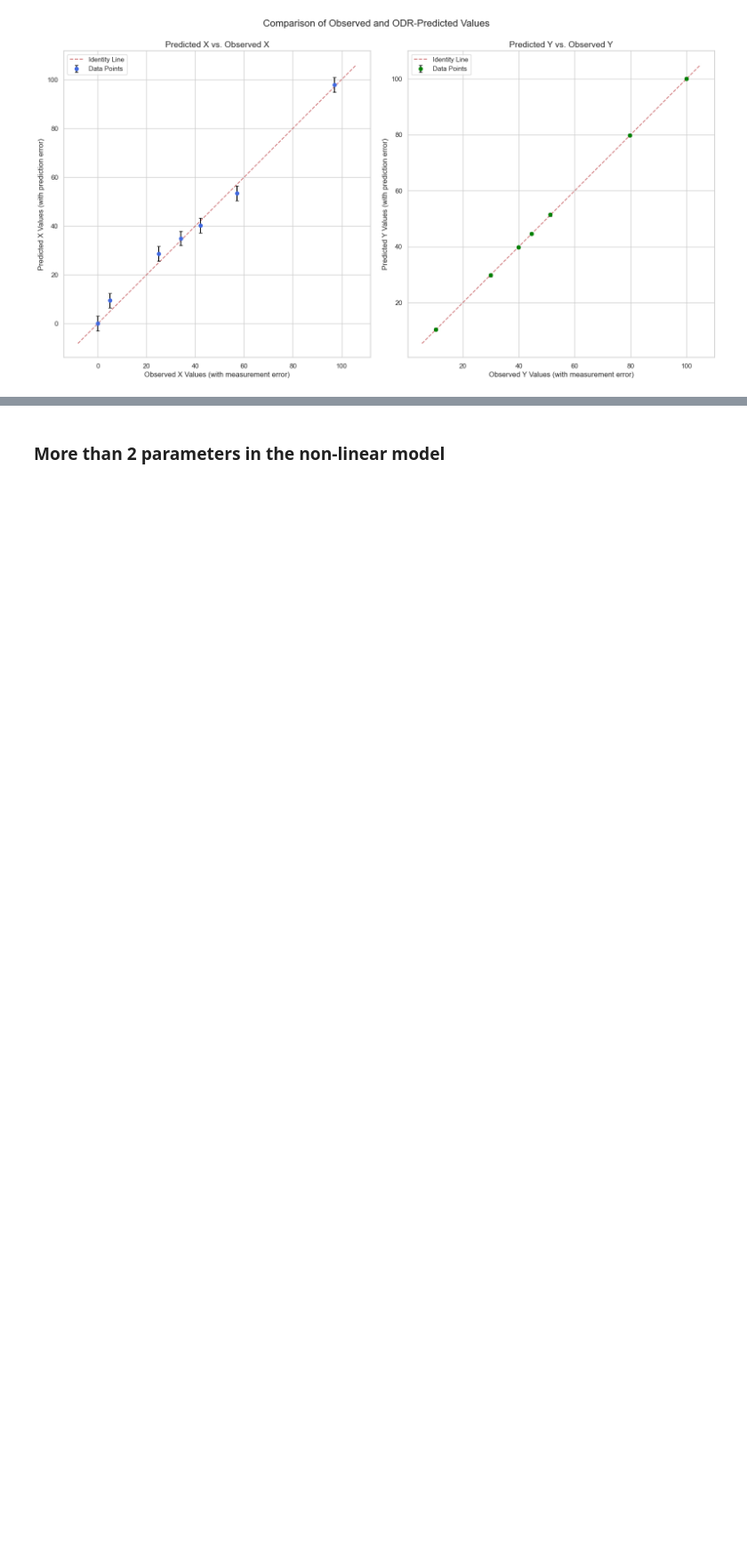
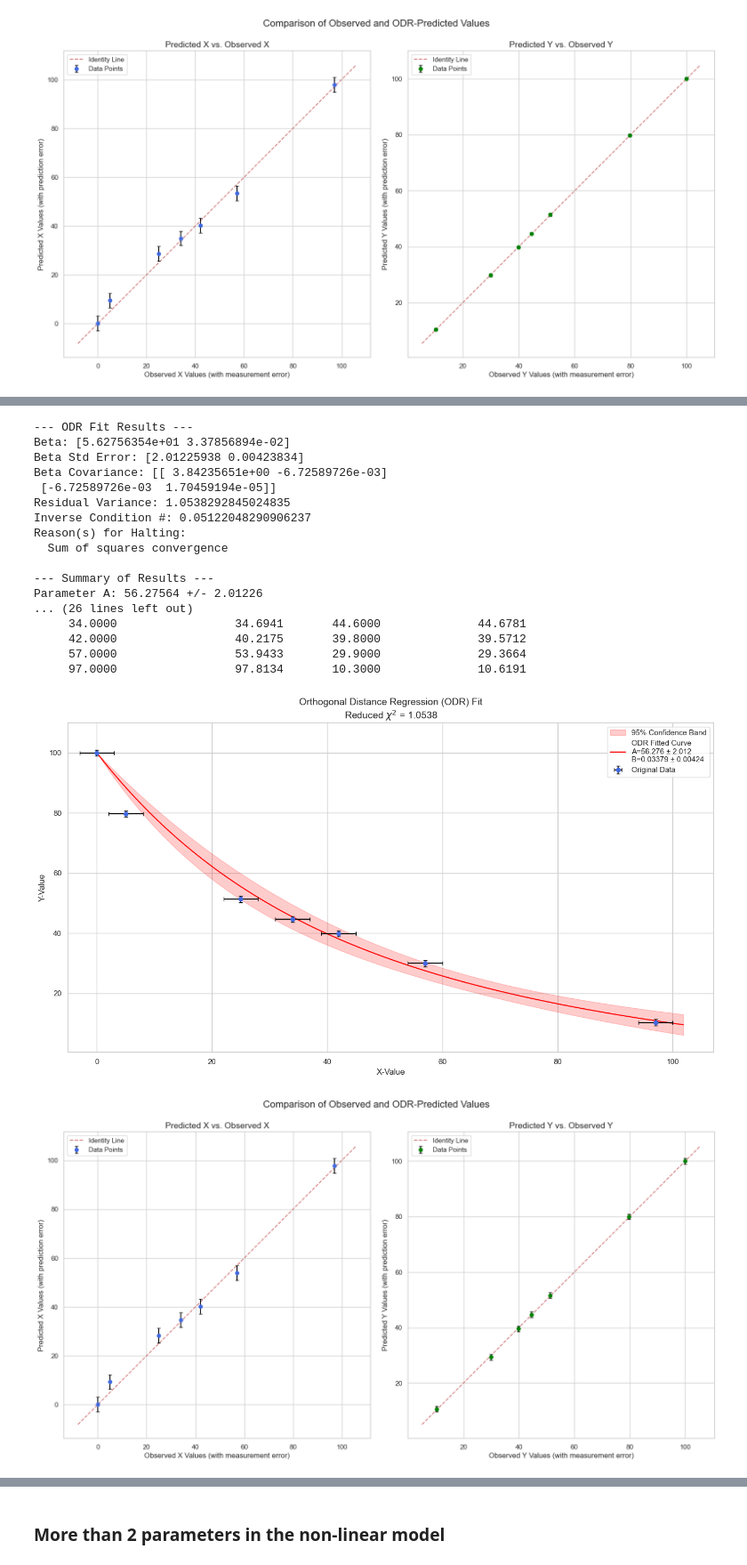
Before and after one commit to Yakovliev/quantopia, a Jupyter notebook: _sources/math/odr-code.ipynb, the cells around one changed output, grey strips where cells are left out. Shown at 89% size. Saved outputs shown, nothing was run; the diff lists cells and outputs as text; code cells hidden in the pictures; blank space fills up the shorter version.

```diff
--- a/_sources/math/odr-code.ipynb
+++ b/_sources/math/odr-code.ipynb
@@ -867,3 +925,59 @@ Parameter A: 56.64556 +/- 1.70870
+# %%
+def model_function(beta, x):
+    """
+    The custom function to approximate the data.
+    f(x, A, B) = A_1 * (np.exp(-B_1 * x) - 1) + A * (np.exp(-B * x) - 1) + 100
+    Note: The signature is now (beta, x) for scipy.odr.
+    """
+
+    A_1 = 56.769 # obtained from Dataset 3 with sigma_x = 2.0, sigma_y = 0.5
+    B_1 = 0.00988 # obtained from Dataset 3 with sigma_x = 2.0, sigma_y = 0.5
+
+    # A_1 = 56.747 # obtained from Dataset 3 with sigma_x = 3.0, sigma_y = 0.5
+    # B_1 = 0.00991 # obtained from Dataset 3 with sigma_x = 3.0, sigma_y = 0.5
+
+    A, B = beta
+
+    return A_1 * (np.exp(-B_1 * x) - 1) + A * (np.exp(-B * x) - 1) + 100
+
+# Dataset 1
+x = np.array([0, 5, 25, 34, 42, 57, 97])
+y_obs = np.array([100, 79.7, 51.3, 44.6, 39.8, 29.9, 10.3])
+sigma_y = np.full_like(y_obs, 1.0, dtype=float)
+sigma_x = np.full_like(x, 3.0, dtype=float)
+initial_guess = [50, 0.01]
+
+# Analyze the curve fit and get results using ODR
+odr_results = analyze_odr(x, y_obs, sigma_x, sigma_y, model_function, initial_guess)
+
+# Print the metrics
+print_metrics(odr_results)
+
+# Draw the curve fit plot
+draw_curve_fit(odr_results, model_function)
+
+# Plot predicted vs observed values
+plot_predicted_vs_observed(odr_results, show_errors=True)
+# %% [output]
+--- ODR Fit Results ---
+Beta: [5.62756354e+01 3.37856894e-02]
+Beta Std Error: [2.01225938 0.00423834]
+Beta Covariance: [[ 3.84235651e+00 -6.72589726e-03]
+ [-6.72589726e-03  1.70459194e-05]]
+Residual Variance: 1.0538292845024835
+Inverse Condition #: 0.05122048290906237
+Reason(s) for Halting:
+  Sum of squares convergence
+
+--- Summary of Results ---
+Parameter A: 56.27564 +/- 2.01226
+... (26 lines left out)
+     34.0000                 34.6941       44.6000              44.6781
+     42.0000                 40.2175       39.8000              39.5712
+     57.0000                 53.9433       29.9000              29.3664
+     97.0000                 97.8134       10.3000              10.6191
+[figure, added]
+[figure, added]
 # %% [markdown]
 Reduced $\chi^2$ is close to 1 which is pretty good.
 
```
Also changed, not shown: parts of 25 cells of this notebook, 25 other files.
